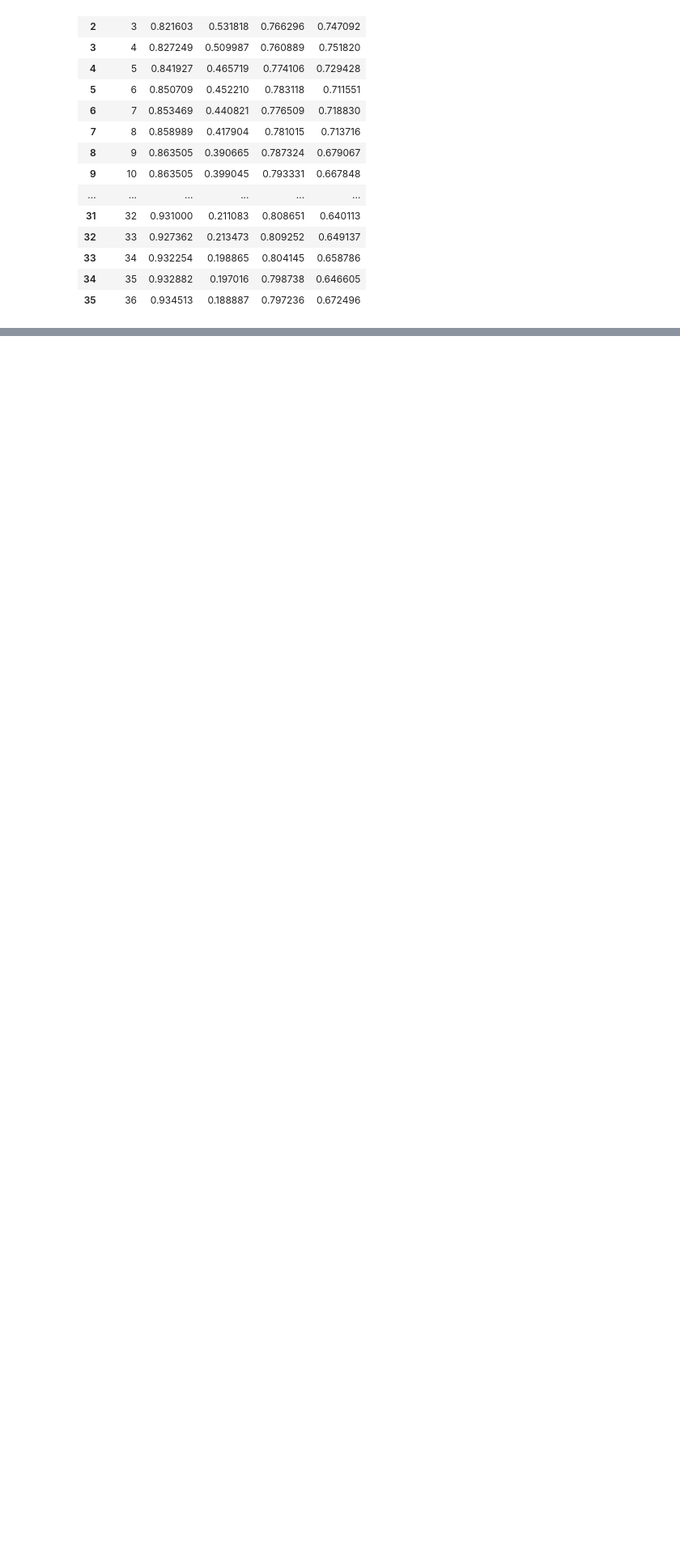
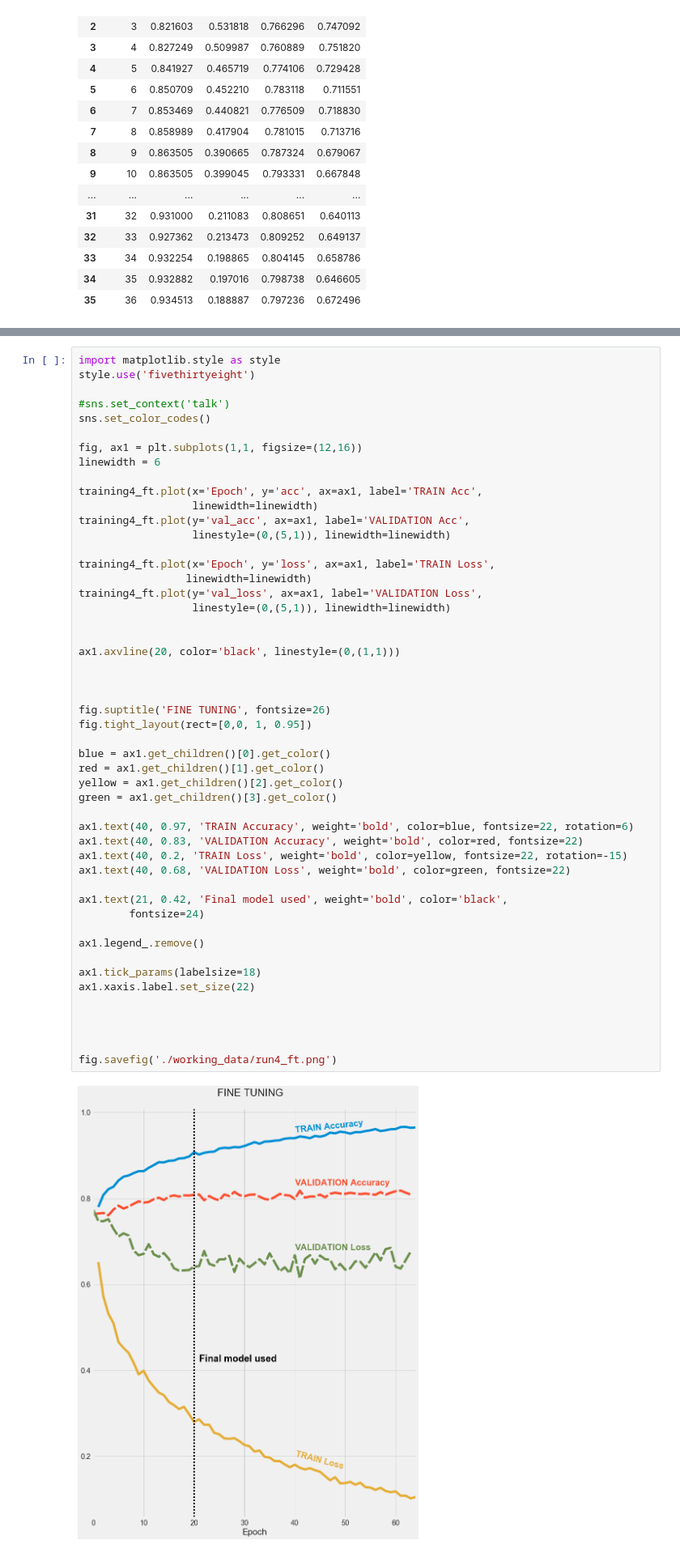
Before and after one commit to chrisrb10/nested, a Jupyter notebook: run_plots.ipynb, the cells around one changed output, grey strips where cells are left out. Shown at 81% size. Drawn from its saved outputs; the diff is of its cells as text; blank space fills up the shorter version.

```diff
--- a/run_plots.ipynb
+++ b/run_plots.ipynb
@@ -170,3 +203,55 @@ training4_ft.plot(y='val_loss', ax=ax2)
+# %%
+import matplotlib.style as style
+style.use('fivethirtyeight')
+
+#sns.set_context('talk')
+sns.set_color_codes()
+
+fig, ax1 = plt.subplots(1,1, figsize=(12,16))
+linewidth = 6
+
+training4_ft.plot(x='Epoch', y='acc', ax=ax1, label='TRAIN Acc',
+                  linewidth=linewidth)
+training4_ft.plot(y='val_acc', ax=ax1, label='VALIDATION Acc',
+                  linestyle=(0,(5,1)), linewidth=linewidth)
+
+training4_ft.plot(x='Epoch', y='loss', ax=ax1, label='TRAIN Loss',
+                 linewidth=linewidth)
+training4_ft.plot(y='val_loss', ax=ax1, label='VALIDATION Loss',
+                  linestyle=(0,(5,1)), linewidth=linewidth)
+
+
+ax1.axvline(20, color='black', linestyle=(0,(1,1)))
+
+
+
+fig.suptitle('FINE TUNING', fontsize=26)
+fig.tight_layout(rect=[0,0, 1, 0.95])
+
+blue = ax1.get_children()[0].get_color()
+red = ax1.get_children()[1].get_color()
+yellow = ax1.get_children()[2].get_color()
+green = ax1.get_children()[3].get_color()
+
+ax1.text(40, 0.97, 'TRAIN Accuracy', weight='bold', color=blue, fontsize=22, rotation=6)
+ax1.text(40, 0.83, 'VALIDATION Accuracy', weight='bold', color=red, fontsize=22)
+ax1.text(40, 0.2, 'TRAIN Loss', weight='bold', color=yellow, fontsize=22, rotation=-15)
+ax1.text(40, 0.68, 'VALIDATION Loss', weight='bold', color=green, fontsize=22)
+
+ax1.text(21, 0.42, 'Final model used', weight='bold', color='black',
+        fontsize=24)
+
+ax1.legend_.remove()
+
+ax1.tick_params(labelsize=18)
+ax1.xaxis.label.set_size(22)
+
+
+
+
+fig.savefig('./working_data/run4_ft.png')
+# %% [output]
+[figure, added]
 # %% [markdown]
 Run 20 looks to be where val_loss is at a min - before overfitting...
 
```
Also changed, not shown: parts of 6 cells of this notebook, 46 other files.
